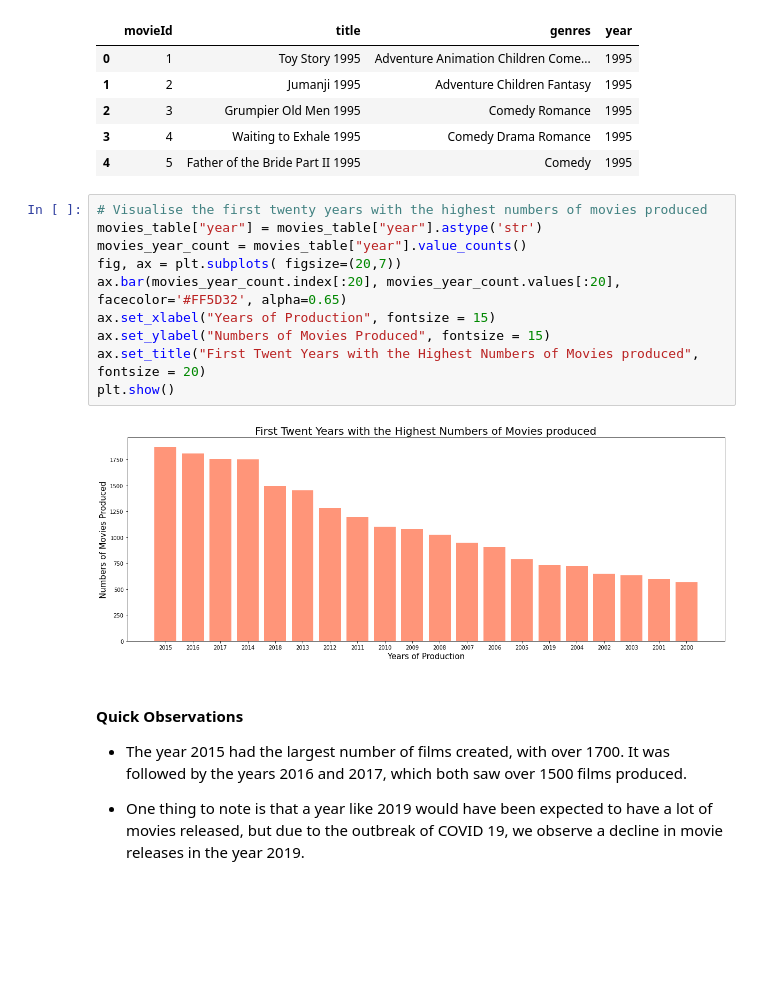
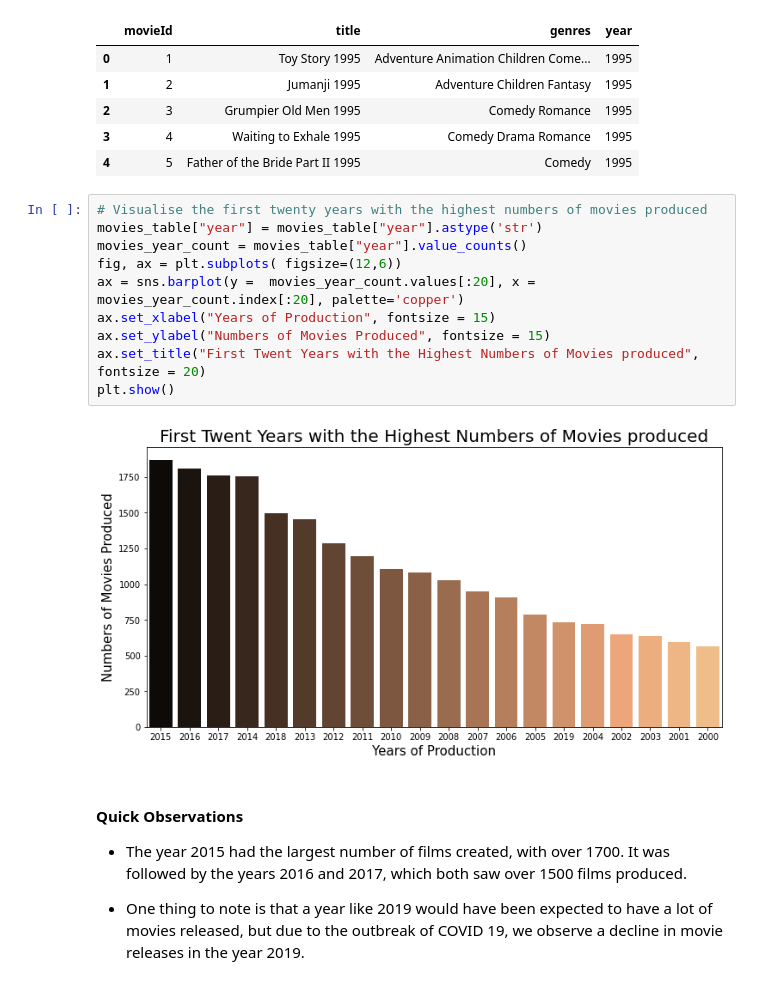
Before and after one commit to kojosbk/Movie_Recomender_Unsupervised_sprint, a Jupyter notebook: JM4 Starter_Notebook.ipynb, the cells around one changed output. Cells and saved outputs as stored; diff of their text form; blank space fills up the shorter version.

```diff
--- a/JM4 Starter_Notebook.ipynb
+++ b/JM4 Starter_Notebook.ipynb
@@ -655,15 +684,15 @@ movies_table.head()
 # %%
 # Visualise the first twenty years with the highest numbers of movies produced
 movies_table["year"] = movies_table["year"].astype('str')
 movies_year_count = movies_table["year"].value_counts()
-fig, ax = plt.subplots( figsize=(20,7))
-ax.bar(movies_year_count.index[:20], movies_year_count.values[:20],  facecolor='#FF5D32', alpha=0.65)
+fig, ax = plt.subplots( figsize=(12,6))
+ax = sns.barplot(y =  movies_year_count.values[:20], x = movies_year_count.index[:20], palette='copper')
 ax.set_xlabel("Years of Production", fontsize = 15)
 ax.set_ylabel("Numbers of Movies Produced", fontsize = 15)
 ax.set_title("First Twent Years with the Highest Numbers of Movies produced", fontsize = 20)
 plt.show()
 # %% [output]
-[figure, old version]
+[figure, new version]
 # %% [markdown]
 #### Quick Observations
 * The year 2015 had the largest number of films created, with over 1700. It was followed by the years 2016 and 2017, which both saw over 1500 films produced.
```
Also changed, not shown: parts of 57 cells of this notebook.
